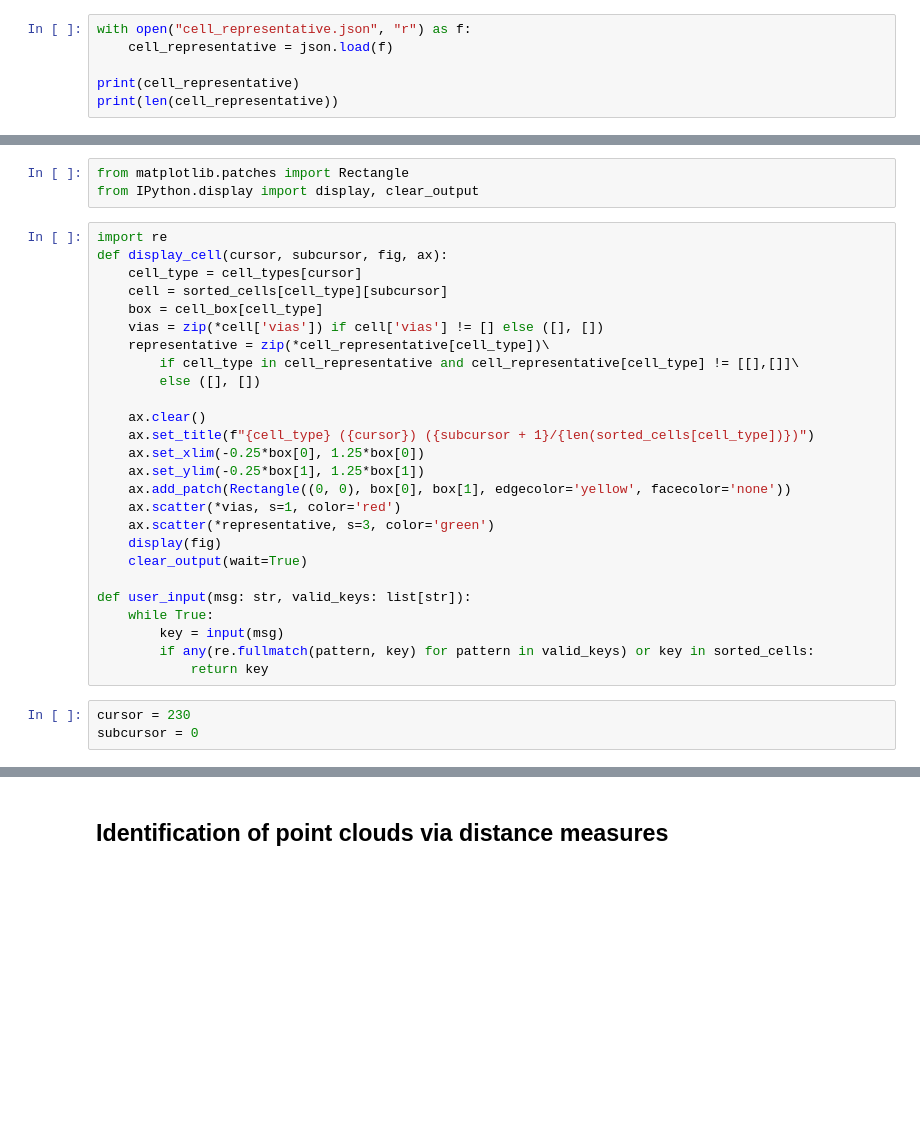
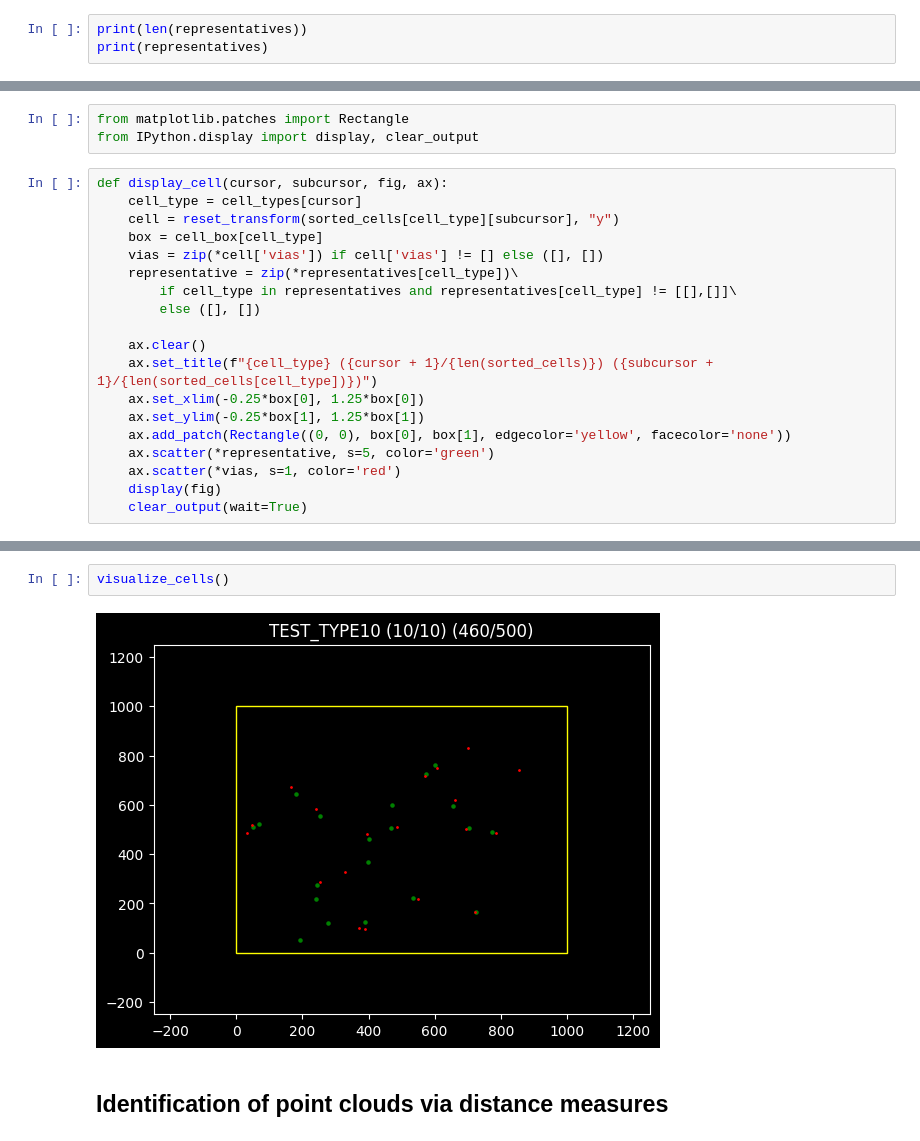
Before and after one commit to Souren-0/Bachelor_Thesis, a Jupyter notebook: Point_Cloud_Identification.ipynb, the cells around one changed output, grey strips where cells are left out. Drawn from its saved outputs; the diff is of its cells as text; blank space fills up the shorter version.

```diff
--- a/Point_Cloud_Identification.ipynb
+++ b/Point_Cloud_Identification.ipynb
@@ -360,7 +464,4 @@ with open("cell_representative.json", "w") as f:
 # %%
-with open("cell_representative.json", "r") as f:
-    cell_representative = json.load(f)
-
-print(cell_representative)
-print(len(cell_representative))
+print(len(representatives))
+print(representatives)
 # %% [output]
@@ -372,32 +473,22 @@ print(len(cell_representative))
 from matplotlib.patches import Rectangle
 from IPython.display import display, clear_output
 # %%
-import re
 def display_cell(cursor, subcursor, fig, ax):
     cell_type = cell_types[cursor]
-    cell = sorted_cells[cell_type][subcursor]
+    cell = reset_transform(sorted_cells[cell_type][subcursor], "y")
     box = cell_box[cell_type]
     vias = zip(*cell['vias']) if cell['vias'] != [] else ([], [])
-    representative = zip(*cell_representative[cell_type])\
-        if cell_type in cell_representative and cell_representative[cell_type] != [[],[]]\
+    representative = zip(*representatives[cell_type])\
+        if cell_type in representatives and representatives[cell_type] != [[],[]]\
         else ([], [])
 
     ax.clear()
-    ax.set_title(f"{cell_type} ({cursor}) ({subcursor + 1}/{len(sorted_cells[cell_type])})")
+    ax.set_title(f"{cell_type} ({cursor + 1}/{len(sorted_cells)}) ({subcursor + 1}/{len(sorted_cells[cell_type])})")
     ax.set_xlim(-0.25*box[0], 1.25*box[0])
     ax.set_ylim(-0.25*box[1], 1.25*box[1])
     ax.add_patch(Rectangle((0, 0), box[0], box[1], edgecolor='yellow', facecolor='none'))
+    ax.scatter(*representative, s=5, color='green')
     ax.scatter(*vias, s=1, color='red')
-    ax.scatter(*representative, s=3, color='green')
     display(fig)
     clear_output(wait=True)
-
-def user_input(msg: str, valid_keys: list[str]):
-    while True:
-        key = input(msg)
-        if any(re.fullmatch(pattern, key) for pattern in valid_keys) or key in sorted_cells:
-            return key
-# %%
-cursor = 230
-subcursor = 0
 # %%
@@ -445,3 +563,7 @@ while True:
+# %%
+visualize_cells()
+# %% [output]
+[figure, added]
 # %% [markdown]
 ## Identification of point clouds via distance measures
 # %% [markdown]
```
Also changed, not shown: parts of 16 cells of this notebook, 4 other files.
